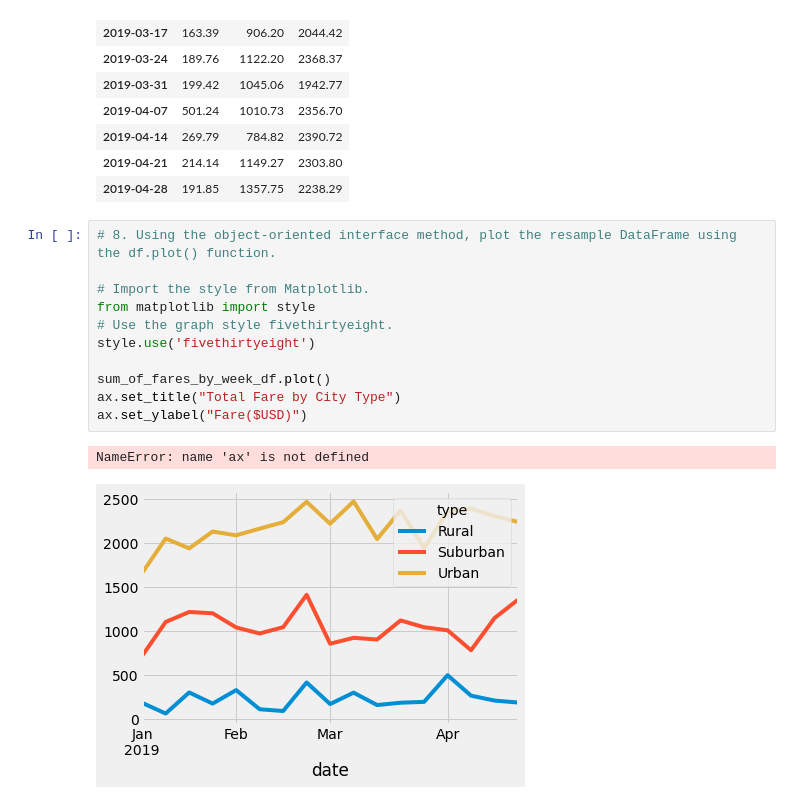
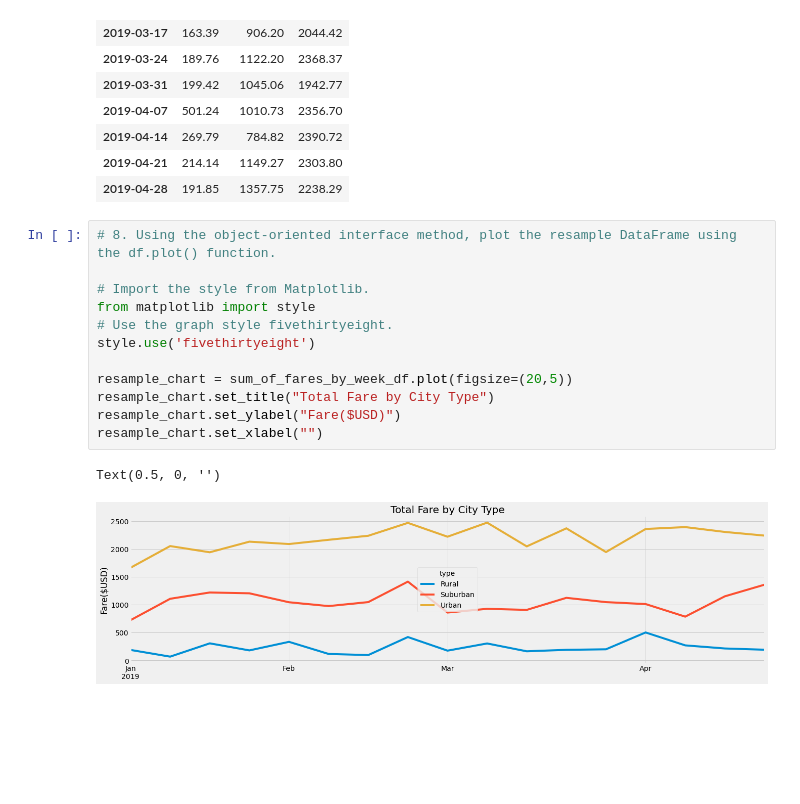
Before and after one commit to lgodleski/PyBer_Analysis, a Jupyter notebook: PyBer_Challenge.ipynb, the cells around one changed output. Drawn from its saved outputs; the diff is of its cells as text; blank space fills up the shorter version.

```diff
--- a/PyBer_Challenge.ipynb
+++ b/PyBer_Challenge.ipynb
@@ -212,14 +212,15 @@ sum_of_fares_by_week_df
 # %%
 # 8. Using the object-oriented interface method, plot the resample DataFrame using the df.plot() function.
 
 # Import the style from Matplotlib.
 from matplotlib import style
 # Use the graph style fivethirtyeight.
 style.use('fivethirtyeight')
 
-sum_of_fares_by_week_df.plot()
-ax.set_title("Total Fare by City Type")
-ax.set_ylabel("Fare($USD)")
+resample_chart = sum_of_fares_by_week_df.plot(figsize=(20,5))
+resample_chart.set_title("Total Fare by City Type")
+resample_chart.set_ylabel("Fare($USD)")
+resample_chart.set_xlabel("")
 # %% [output]
-NameError: name 'ax' is not defined
+Text(0.5, 0, '')
-[figure, old version]
+[figure, new version]
```
